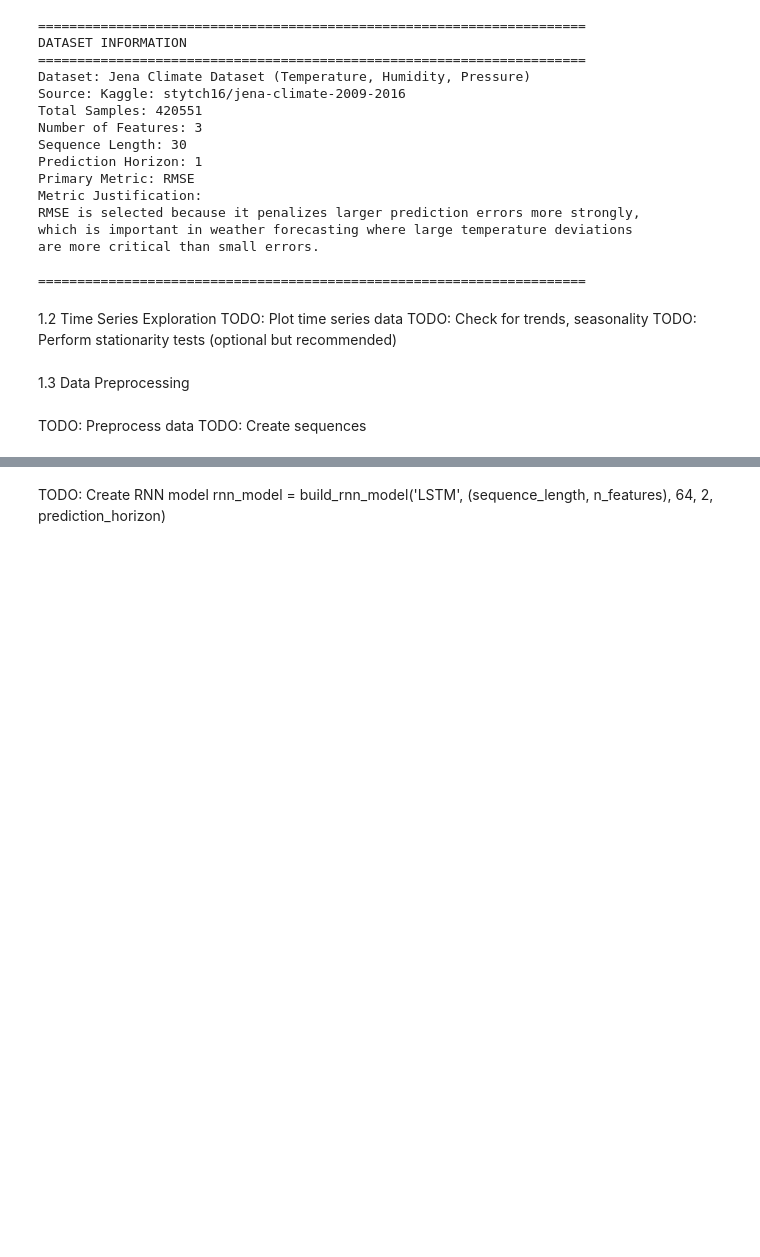
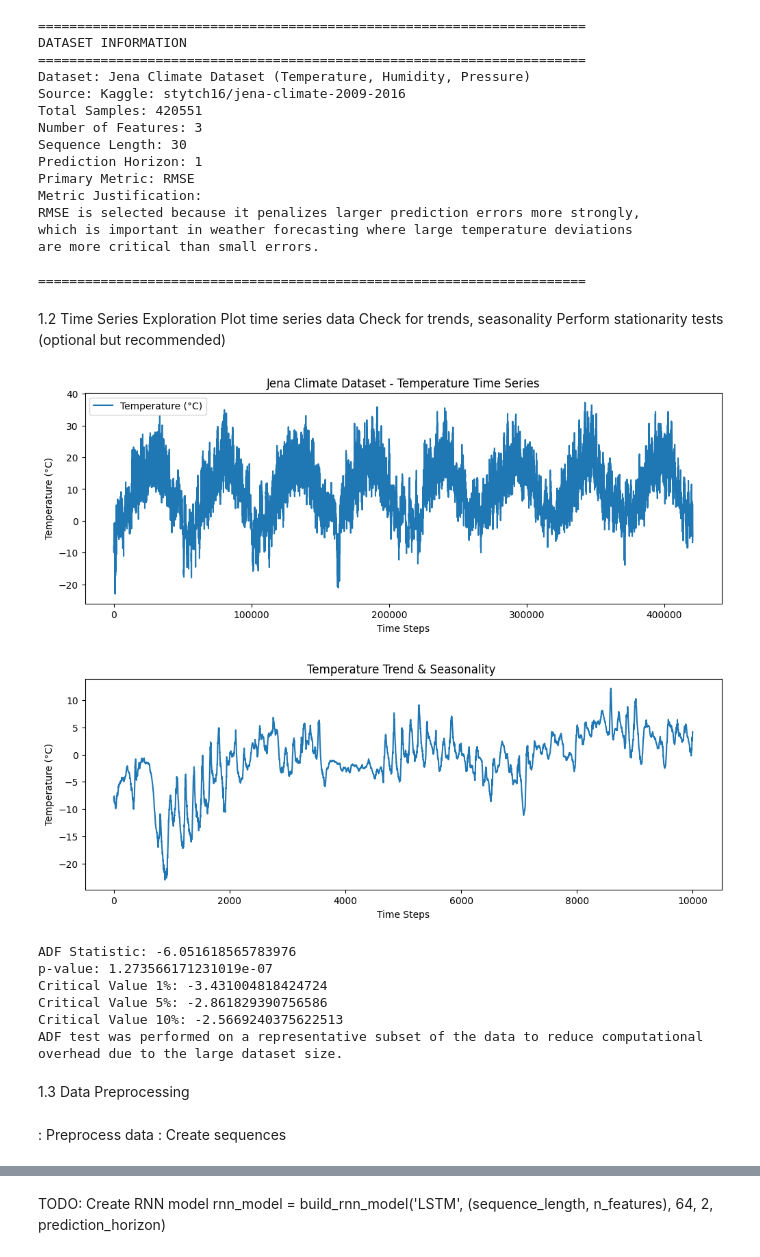
Before and after one commit to 51287yadavsujeet/SUJEET-GIT-Study, a Jupyter notebook: RNN_assignment_template_V1.ipynb, the cells around one changed output, grey strips where cells are left out. Drawn from its saved outputs; the diff is of its cells as text; code cells hidden in the pictures; blank space fills up the shorter version.

```diff
--- a/RNN_assignment_template_V1.ipynb
+++ b/RNN_assignment_template_V1.ipynb
@@ -203,9 +210,49 @@ are more critical than small errors.
 ======================================================================
 # %% [markdown]
 1.2 Time Series Exploration
-TODO: Plot time series data
-TODO: Check for trends, seasonality
-TODO: Perform stationarity tests (optional but recommended)
+  Plot time series data
+  Check for trends, seasonality
+  Perform stationarity tests (optional but recommended)
+# %%
+
+#Time Series Data (Temperature)
+
+plt.figure(figsize=(12, 4))
+plt.plot(df['T (degC)'], label='Temperature (°C)')
+plt.xlabel("Time Steps")
+plt.ylabel("Temperature (°C)")
+plt.title("Jena Climate Dataset - Temperature Time Series")
+plt.legend()
+plt.show()
+
+#Temperature Trend & Seasonality
+plt.figure(figsize=(12, 4))
+plt.plot(df['T (degC)'][:10000])
+plt.xlabel("Time Steps")
+plt.ylabel("Temperature (°C)")
+plt.title("Temperature Trend & Seasonality ")
+plt.show()
+
+#Stationarity Test
+sample_data = df['T (degC)'].values[:10000]  # subset for speed
+#adf_result = adfuller(sample_data)
+adf_result = adfuller(sample_data, maxlag=10, autolag=None)
+print("ADF Statistic:", adf_result[0])
+print("p-value:", adf_result[1])
+
+for key, value in adf_result[4].items():
+    print(f"Critical Value {key}: {value}")
+
+print("ADF test was performed on a representative subset of the data to reduce computational overhead due to the large dataset size.")
+# %% [output]
+[figure, added]
+[figure, added]
+ADF Statistic: -6.051618565783976
+p-value: 1.273566171231019e-07
+Critical Value 1%: -3.431004818424724
+Critical Value 5%: -2.861829390756586
+Critical Value 10%: -2.5669240375622513
+ADF test was performed on a representative subset of the data to reduce computational overhead due to the large dataset size.
 # %% [markdown]
 1.3 Data Preprocessing
 # %%
@@ -242,3 +307,3 @@ def create_sequences(data, seq_length, pred_horizon):
 # %% [markdown]
-TODO: Preprocess data
-TODO: Create sequences
+:   Preprocess data
+:   Create sequences
```
Also changed, not shown: parts of 10 cells of this notebook.
